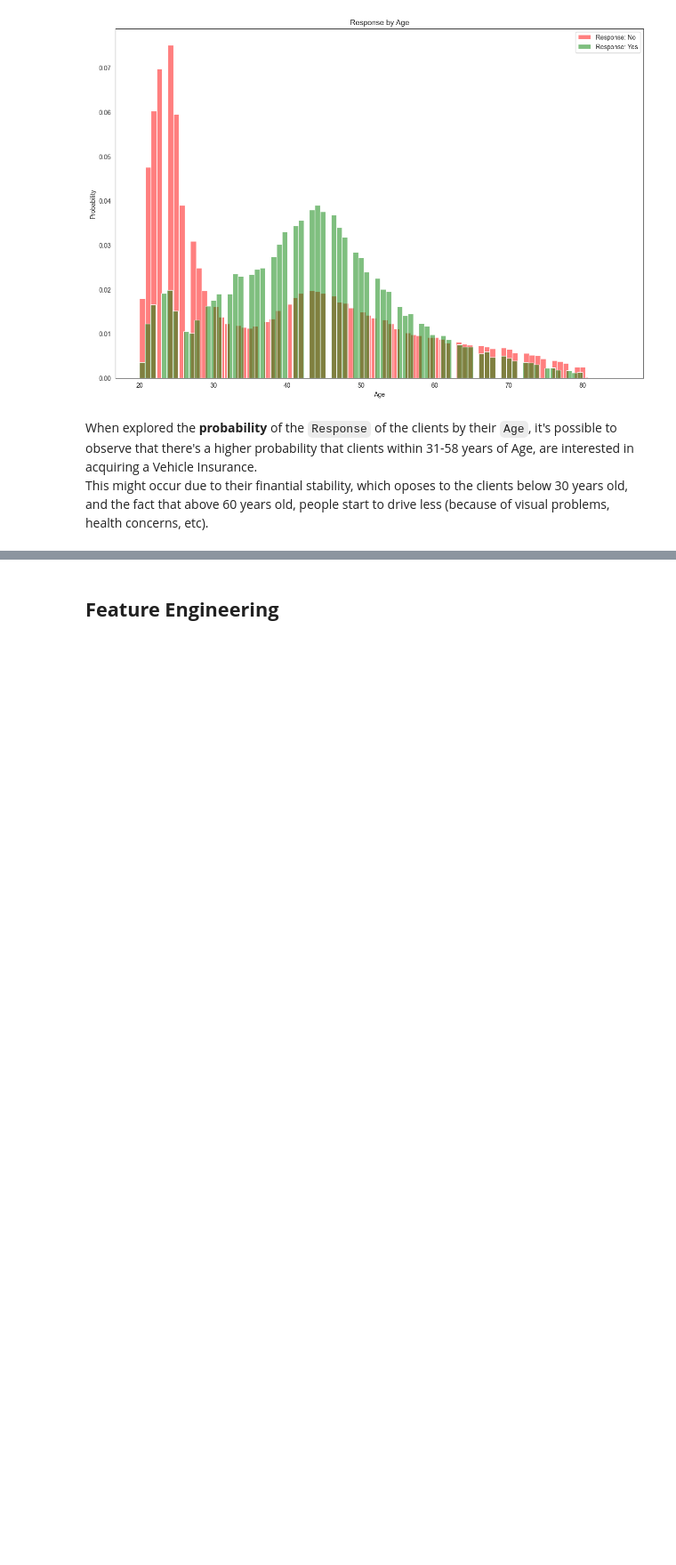
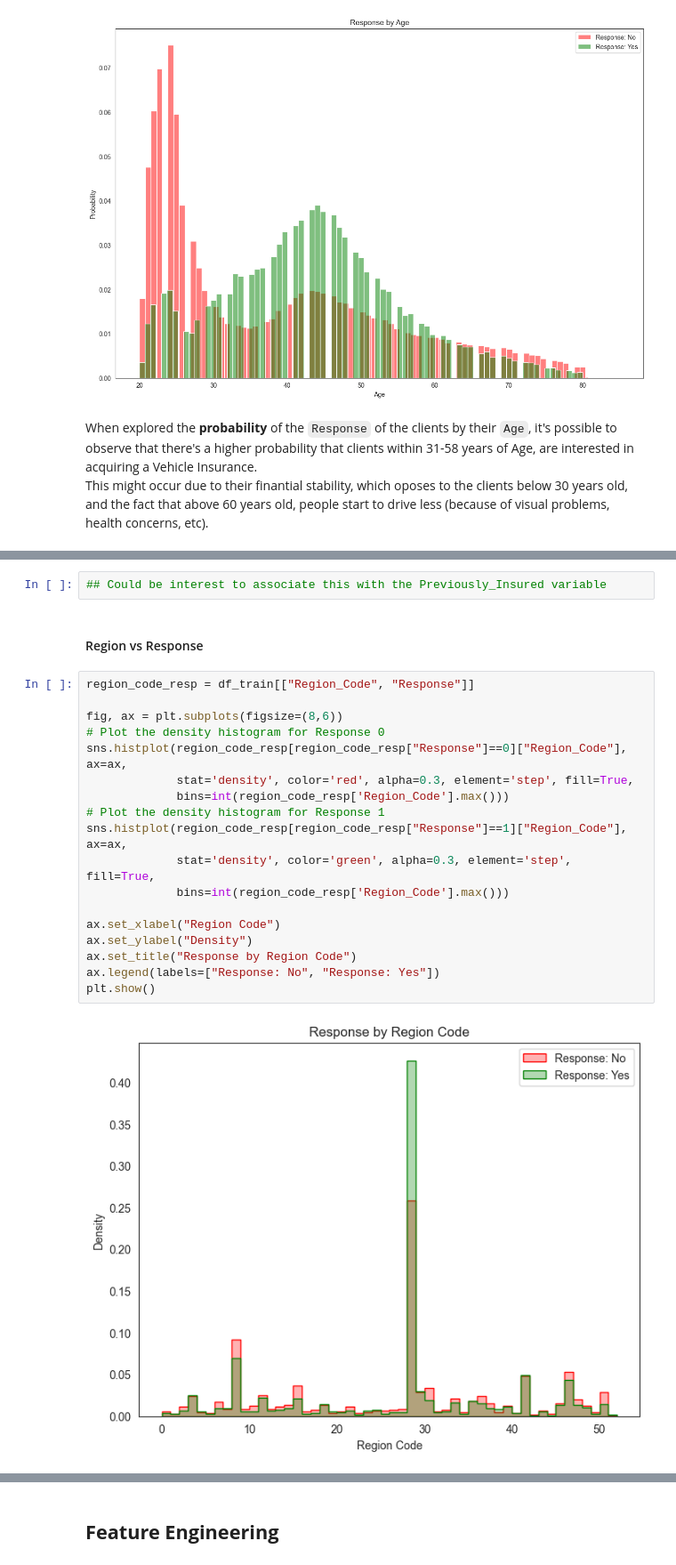
Before and after one commit to HugoTex98/Health-Insurance-Cross-Sell-Prediction, a Jupyter notebook: Health_Insurance_Cross_Sell_Prediction.ipynb, the cells around one changed output, grey strips where cells are left out. Shown at 89% size. Cells and saved outputs as stored; diff of their text form; blank space fills up the shorter version.

```diff
--- a/Health_Insurance_Cross_Sell_Prediction.ipynb
+++ b/Health_Insurance_Cross_Sell_Prediction.ipynb
@@ -502,0 +534,24 @@ This might occur due to their finantial stability, which oposes to the clients b
+# %%
+## Could be interest to associate this with the Previously_Insured variable
+# %% [markdown]
+#### Region vs Response
+# %%
+region_code_resp = df_train[["Region_Code", "Response"]]
+
+fig, ax = plt.subplots(figsize=(8,6))
+# Plot the density histogram for Response 0
+sns.histplot(region_code_resp[region_code_resp["Response"]==0]["Region_Code"], ax=ax,
+             stat='density', color='red', alpha=0.3, element='step', fill=True,
+             bins=int(region_code_resp['Region_Code'].max()))
+# Plot the density histogram for Response 1
+sns.histplot(region_code_resp[region_code_resp["Response"]==1]["Region_Code"], ax=ax,
+             stat='density', color='green', alpha=0.3, element='step', fill=True,
+             bins=int(region_code_resp['Region_Code'].max()))
+
+ax.set_xlabel("Region Code")
+ax.set_ylabel("Density")
+ax.set_title("Response by Region Code")
+ax.legend(labels=["Response: No", "Response: Yes"])
+plt.show()
+# %% [output]
+[figure, added]
```
Also changed, not shown: parts of 12 cells of this notebook.
